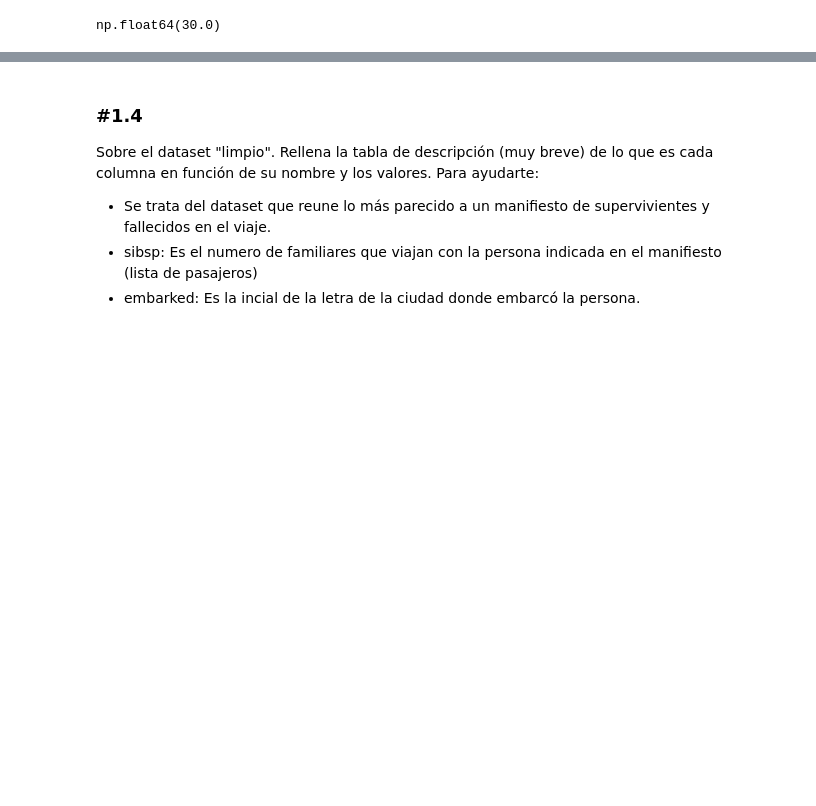
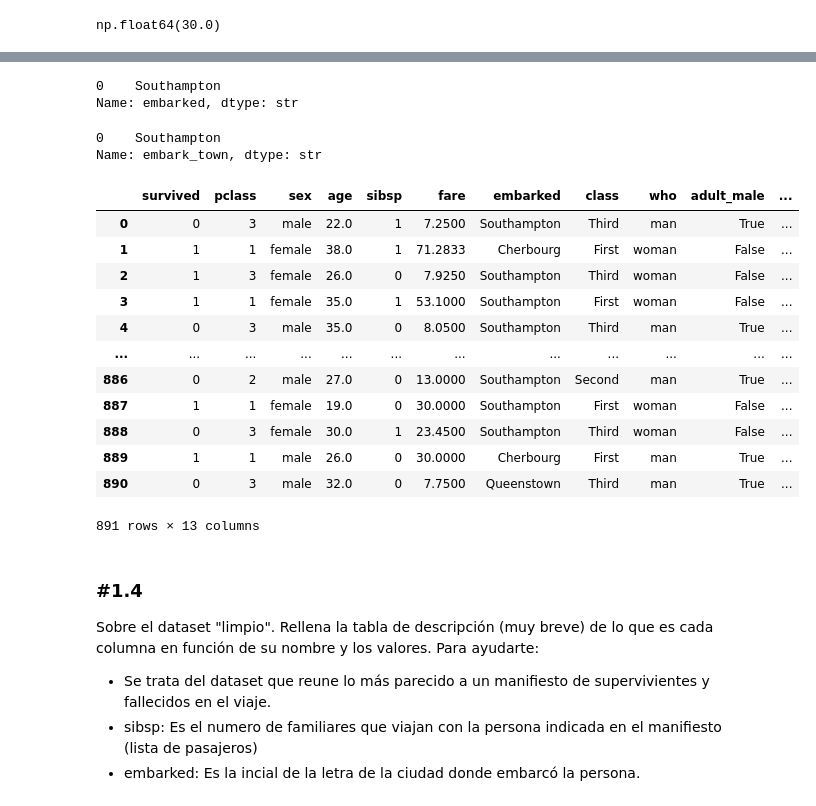
Before and after one commit to bgranda/0926_DS_Beatriz, a Jupyter notebook: 2-Analytics/4-Mates para DS/Ejercicios/Practica_Univariante.ipynb, the cells around one changed output, grey strips where cells are left out. Cells and saved outputs as stored; diff of their text form; code cells hidden in the pictures; blank space fills up the shorter version.

```diff
--- a/2-Analytics/4-Mates para DS/Ejercicios/Practica_Univariante.ipynb
+++ b/2-Analytics/4-Mates para DS/Ejercicios/Practica_Univariante.ipynb
@@ -154,3 +159,37 @@ np.float64(4.0)
+# %%
+moda_embarked = df_titanic2['embarked'].mode(dropna=True)
+moda_embarked
+# %% [output]
+0    Southampton
+Name: embarked, dtype: str
+# %%
+modal = df_titanic2['embarked'].isna()
+# %%
+df_titanic2.loc[modal,'embarked'] = 'Southampton'
+# %%
+moda_town = df_titanic2['embark_town'].mode(dropna=True)
+moda_town
+# %% [output]
+0    Southampton
+Name: embark_town, dtype: str
+# %%
+df_titanic2.loc[modal, 'embark_town'] = moda_town
+# %%
+df_titanic2
+# %% [output]
+|  | survived | pclass | sex | age | sibsp | fare | embarked | class | who | adult_male | ... |
+| 0 | 0 | 3 | male | 22.0 | 1 | 7.2500 | Southampton | Third | man | True | ... |
+| 1 | 1 | 1 | female | 38.0 | 1 | 71.2833 | Cherbourg | First | woman | False | ... |
+| 2 | 1 | 3 | female | 26.0 | 0 | 7.9250 | Southampton | Third | woman | False | ... |
+| 3 | 1 | 1 | female | 35.0 | 1 | 53.1000 | Southampton | First | woman | False | ... |
+| 4 | 0 | 3 | male | 35.0 | 0 | 8.0500 | Southampton | Third | man | True | ... |
+| ... | ... | ... | ... | ... | ... | ... | ... | ... | ... | ... | ... |
+| 886 | 0 | 2 | male | 27.0 | 0 | 13.0000 | Southampton | Second | man | True | ... |
+| 887 | 1 | 1 | female | 19.0 | 0 | 30.0000 | Southampton | First | woman | False | ... |
+| 888 | 0 | 3 | female | 30.0 | 1 | 23.4500 | Southampton | Third | woman | False | ... |
+| 889 | 1 | 1 | male | 26.0 | 0 | 30.0000 | Cherbourg | First | man | True | ... |
+| 890 | 0 | 3 | male | 32.0 | 0 | 7.7500 | Queenstown | Third | man | True | ... |
+891 rows × 13 columns
 # %%
 # se ha calculado la mediana por grupos de edad entre adultos hombres, adultos mujeros, niñas y niños.
 # De esta manera se podrá rellenar de manera más exacta los valores perdidos de la edad utilizando esos valores
```
Also changed, not shown: parts of 9 cells of this notebook.
